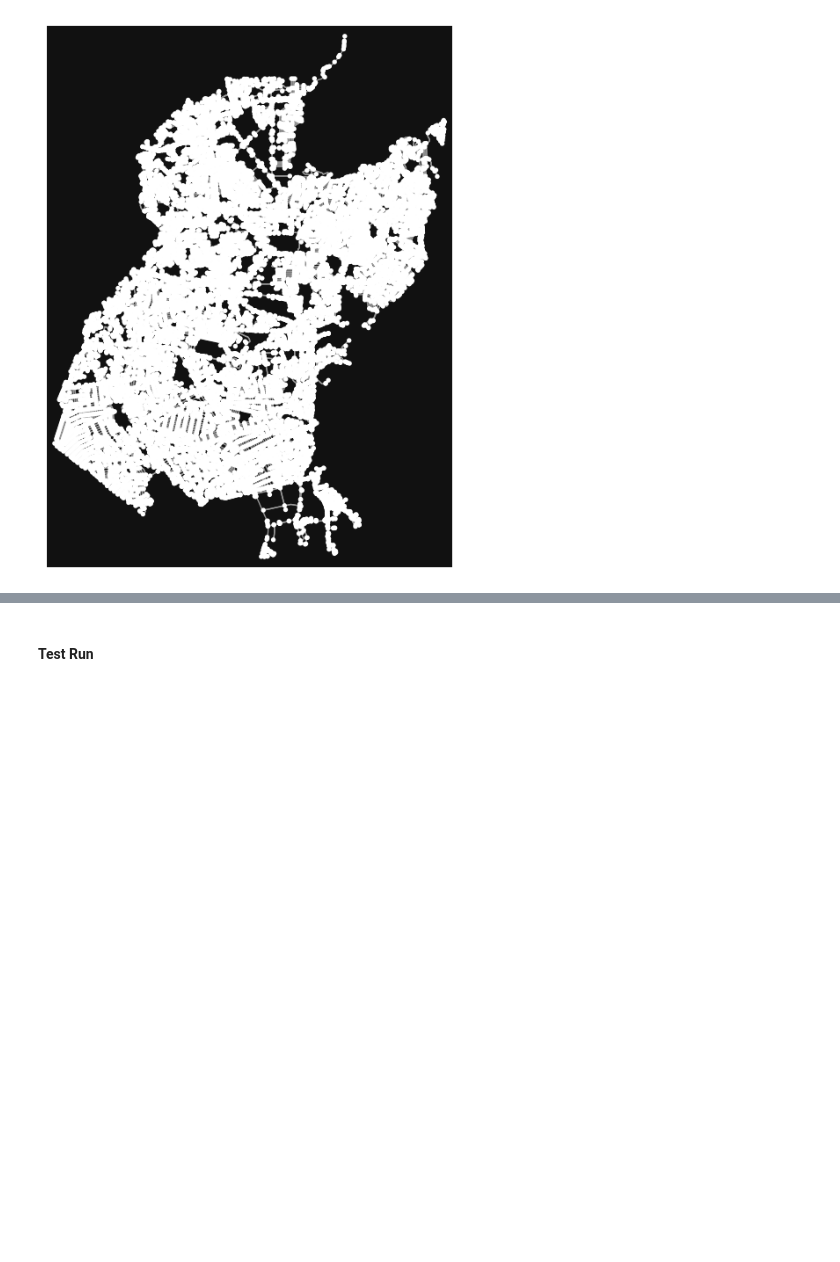
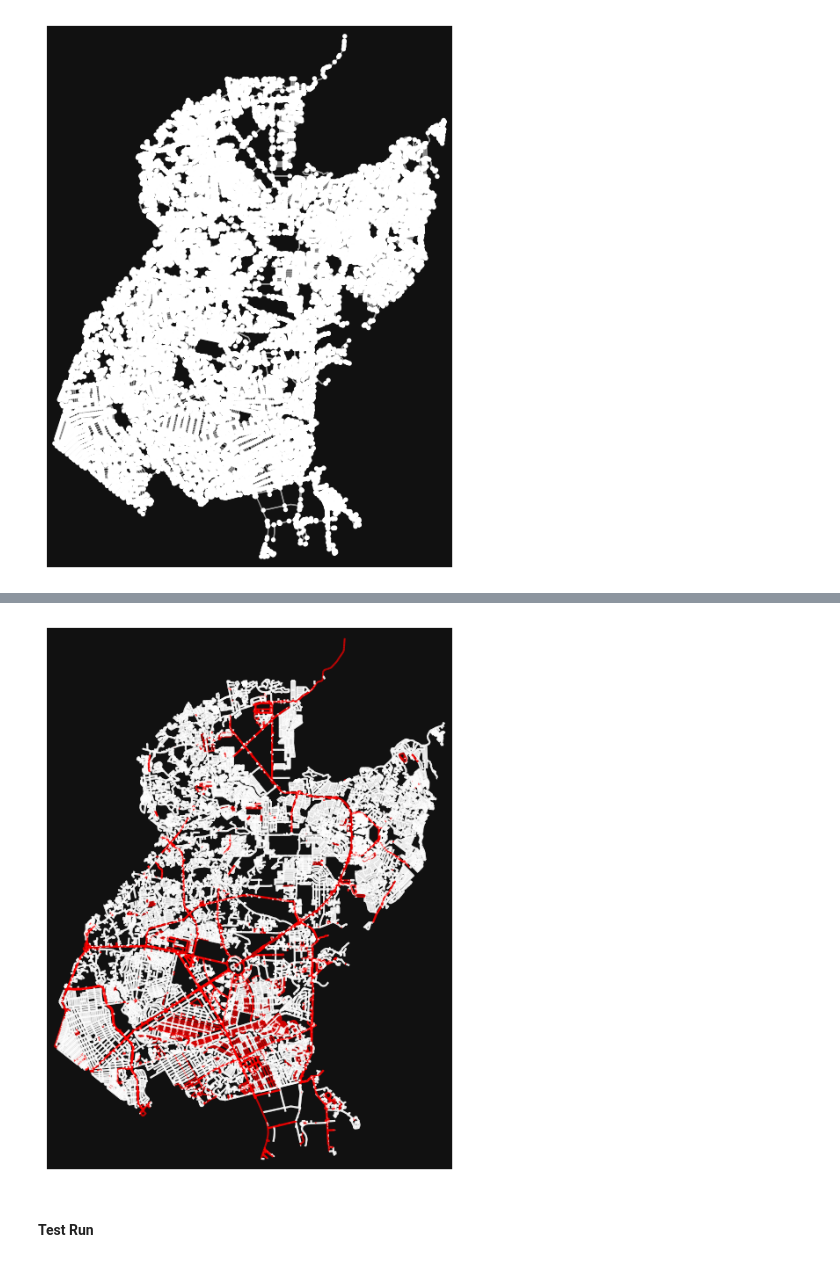
Before and after one commit to msescordial/rnga, a Jupyter notebook: Testing.ipynb, the cells around one changed output, grey strips where cells are left out. Cells and saved outputs as stored; diff of their text form; code cells hidden in the pictures; blank space fills up the shorter version.

```diff
--- a/Testing.ipynb
+++ b/Testing.ipynb
@@ -66,3 +88,9 @@ fig, ax = ox.plot_graph(H)
+# %%
+# highlight all one-way edges in the mission district network from earlier
+ec = ["r" if data["oneway"] else "w" for u, v, key, data in H.edges(keys=True, data=True)]
+fig, ax = ox.plot_graph(H, node_size=0, edge_color=ec, edge_linewidth=1.5, edge_alpha=0.7)
+# %% [output]
+[figure, added]
 # %% [markdown]
 #### Test Run
 # %%
```
Also changed, not shown: parts of 3 cells of this notebook.
